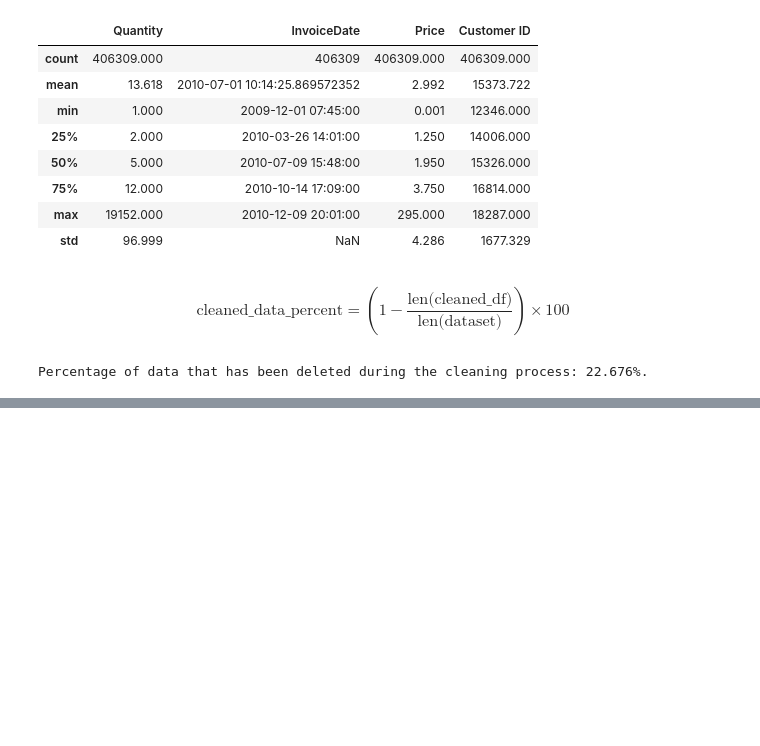
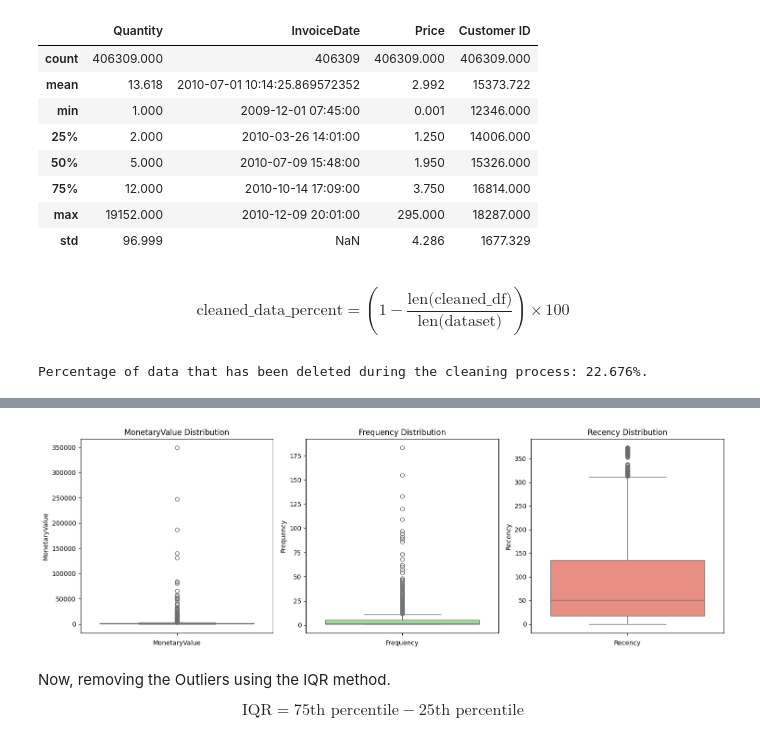
Before and after one commit to RawatRahul14/Customer-Segmentation, a Jupyter notebook: Customer_Segmentation.ipynb, the cells around one changed output, grey strips where cells are left out. Cells and saved outputs as stored; diff of their text form; code cells hidden in the pictures; blank space fills up the shorter version.

```diff
--- a/Customer_Segmentation.ipynb
+++ b/Customer_Segmentation.ipynb
@@ -290,0 +374,22 @@ Percentage of data that has been deleted during the cleaning process: 22.676%.
+# %%
+# Plotting Monetary Value, Frequency, and Recency BoxPlots
+plt.figure(figsize = (15, 5))
+
+col_names = ["MonetaryValue", "Frequency", "Recency"]
+colors = ["skyblue", "lightgreen", "salmon"]
+
+for i, (col, c) in enumerate(zip(col_names, colors)):
+    plt.subplot(1, 3, i+1)
+    sns.boxplot(data = aggregated_df[col], color = c)
+    plt.title(f"{str(col)} Distribution")
+    plt.xlabel(str(col))
+plt.tight_layout()
+plt.show()
+# %% [output]
+[figure, added]
+# %% [markdown]
+Now, removing the Outliers using the IQR method.
+
+$$
+\text{IQR} = \text{75th percentile} - \text{25th percentile}
+$$
```
Also changed, not shown: parts of 21 cells of this notebook.
